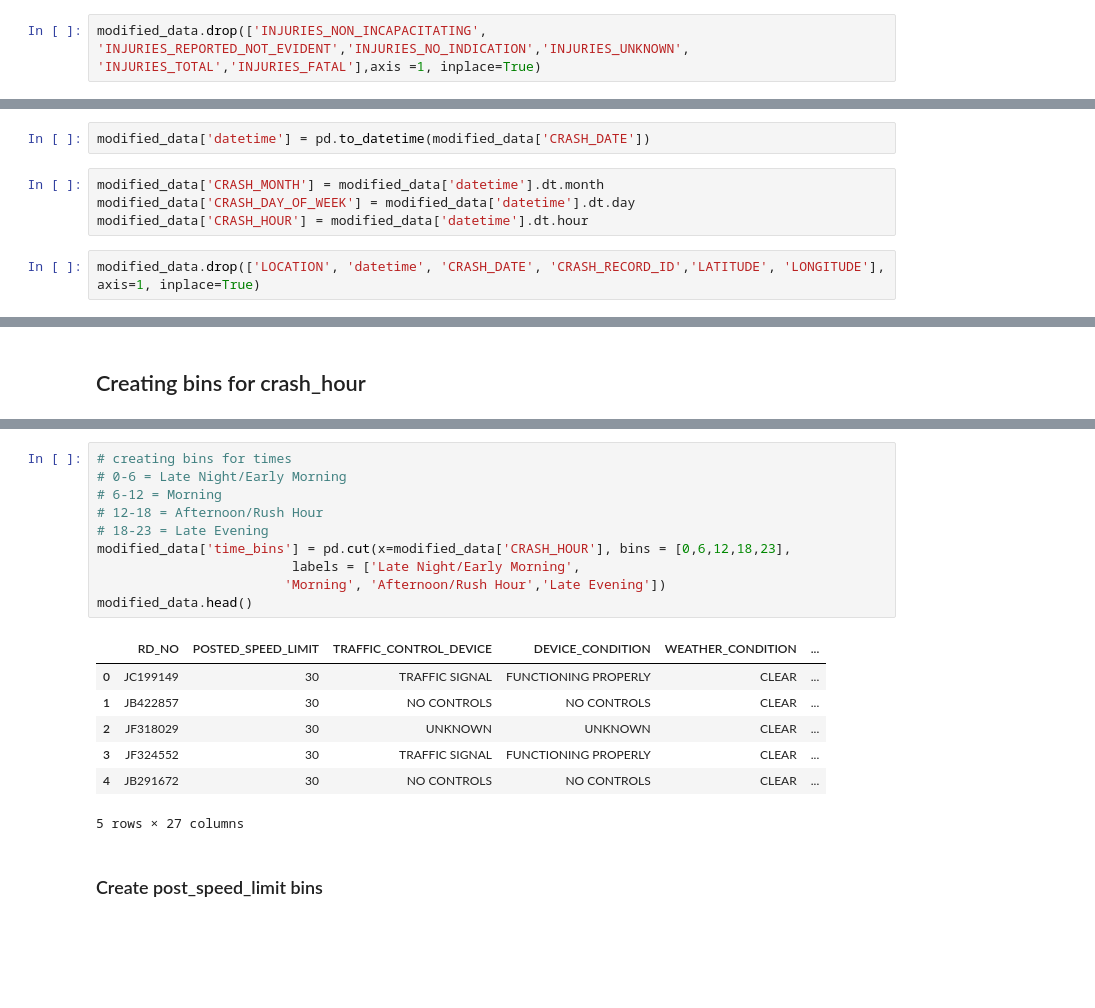
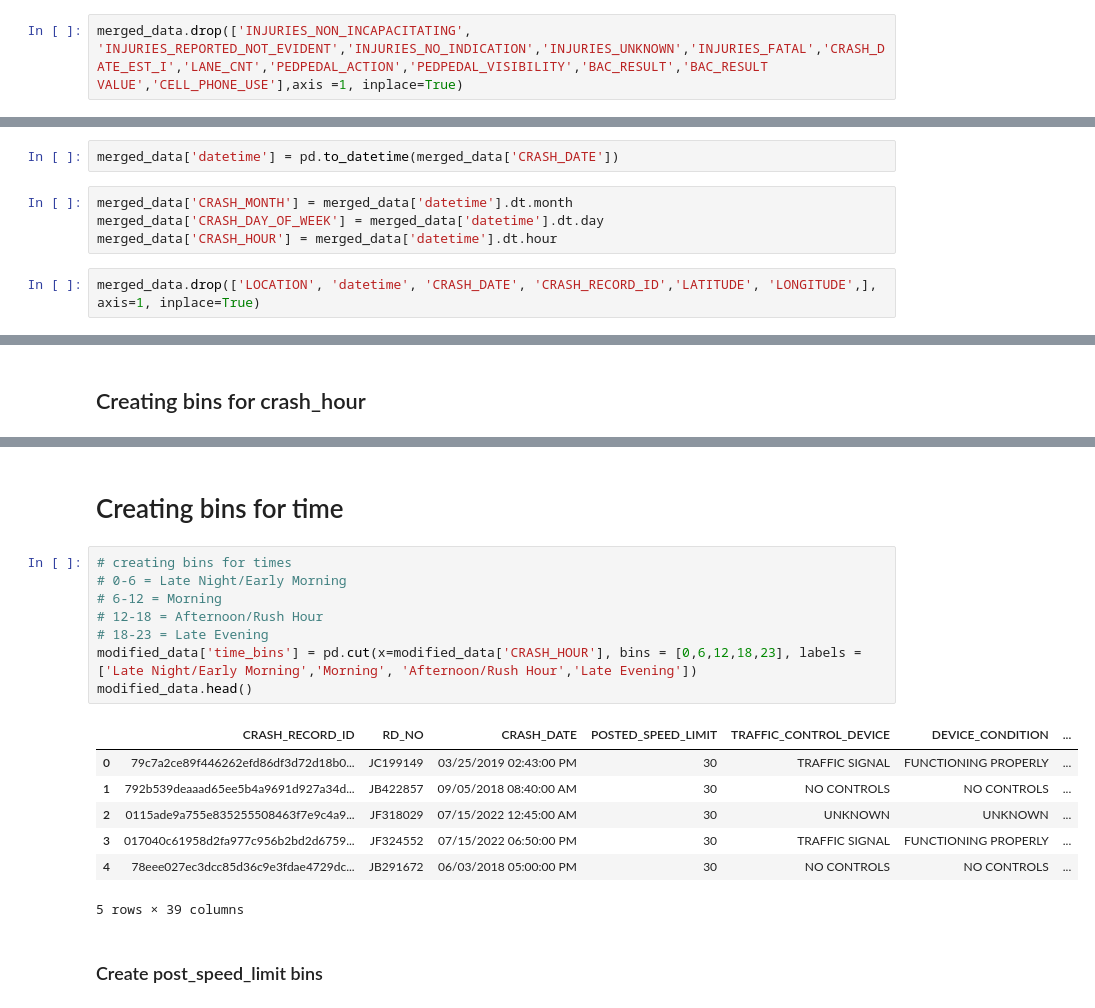
Before and after one commit to Edna722/ML-Projcet, a Jupyter notebook: Chicago notebook.ipynb, the cells around one changed output, grey strips where cells are left out. Cells and saved outputs as stored; diff of their text form; blank space fills up the shorter version.

```diff
--- a/Chicago notebook.ipynb
+++ b/Chicago notebook.ipynb
@@ -239,2 +246,2 @@ modified_data.drop(['INJURIES_INCAPACITATING'], axis=1, inplace=True)
 # %%
-modified_data.drop(['INJURIES_NON_INCAPACITATING', 'INJURIES_REPORTED_NOT_EVIDENT','INJURIES_NO_INDICATION','INJURIES_UNKNOWN', 'INJURIES_TOTAL','INJURIES_FATAL'],axis =1, inplace=True)
+merged_data.drop(['INJURIES_NON_INCAPACITATING', 'INJURIES_REPORTED_NOT_EVIDENT','INJURIES_NO_INDICATION','INJURIES_UNKNOWN','INJURIES_FATAL','CRASH_DATE_EST_I','LANE_CNT','PEDPEDAL_ACTION','PEDPEDAL_VISIBILITY','BAC_RESULT','BAC_RESULT VALUE','CELL_PHONE_USE'],axis =1, inplace=True)
@@ -277,11 +279,11 @@ dtype: int64
 # %%
-modified_data['datetime'] = pd.to_datetime(modified_data['CRASH_DATE'])
+merged_data['datetime'] = pd.to_datetime(merged_data['CRASH_DATE'])
 # %%
-modified_data['CRASH_MONTH'] = modified_data['datetime'].dt.month
-modified_data['CRASH_DAY_OF_WEEK'] = modified_data['datetime'].dt.day
-modified_data['CRASH_HOUR'] = modified_data['datetime'].dt.hour
+merged_data['CRASH_MONTH'] = merged_data['datetime'].dt.month
+merged_data['CRASH_DAY_OF_WEEK'] = merged_data['datetime'].dt.day
+merged_data['CRASH_HOUR'] = merged_data['datetime'].dt.hour
 # %%
-modified_data.drop(['LOCATION', 'datetime', 'CRASH_DATE', 'CRASH_RECORD_ID','LATITUDE', 'LONGITUDE'], axis=1, inplace=True)
+merged_data.drop(['LOCATION', 'datetime', 'CRASH_DATE', 'CRASH_RECORD_ID','LATITUDE', 'LONGITUDE',], axis=1, inplace=True)
 # %% [markdown]
 ### One hot Encoding for first_crash_type
 # %%
@@ -394,21 +426,21 @@ Name: CRASH_HOUR, dtype: int64
+# %% [markdown]
+# Creating bins for time
 # %%
 # creating bins for times
 # 0-6 = Late Night/Early Morning
 # 6-12 = Morning
 # 12-18 = Afternoon/Rush Hour
 # 18-23 = Late Evening
-modified_data['time_bins'] = pd.cut(x=modified_data['CRASH_HOUR'], bins = [0,6,12,18,23],
-                         labels = ['Late Night/Early Morning',
-                        'Morning', 'Afternoon/Rush Hour','Late Evening'])
+modified_data['time_bins'] = pd.cut(x=modified_data['CRASH_HOUR'], bins = [0,6,12,18,23], labels = ['Late Night/Early Morning','Morning', 'Afternoon/Rush Hour','Late Evening'])
 modified_data.head()
 # %% [output]
-|  | RD_NO | POSTED_SPEED_LIMIT | TRAFFIC_CONTROL_DEVICE | DEVICE_CONDITION | WEATHER_CONDITION | ... |
-| 0 | JC199149 | 30 | TRAFFIC SIGNAL | FUNCTIONING PROPERLY | CLEAR | ... |
-| 1 | JB422857 | 30 | NO CONTROLS | NO CONTROLS | CLEAR | ... |
-| 2 | JF318029 | 30 | UNKNOWN | UNKNOWN | CLEAR | ... |
-| 3 | JF324552 | 30 | TRAFFIC SIGNAL | FUNCTIONING PROPERLY | CLEAR | ... |
-| 4 | JB291672 | 30 | NO CONTROLS | NO CONTROLS | CLEAR | ... |
+|  | CRASH_RECORD_ID | RD_NO | CRASH_DATE | POSTED_SPEED_LIMIT | TRAFFIC_CONTROL_DEVICE | DEVICE_CONDITION | ... |
+| 0 | 79c7a2ce89f446262efd86df3d72d18b0... | JC199149 | 03/25/2019 02:43:00 PM | 30 | TRAFFIC SIGNAL | FUNCTIONING PROPERLY | ... |
+| 1 | 792b539deaaad65ee5b4a9691d927a34d... | JB422857 | 09/05/2018 08:40:00 AM | 30 | NO CONTROLS | NO CONTROLS | ... |
+| 2 | 0115ade9a755e835255508463f7e9c4a9... | JF318029 | 07/15/2022 12:45:00 AM | 30 | UNKNOWN | UNKNOWN | ... |
+| 3 | 017040c61958d2fa977c956b2bd2d6759... | JF324552 | 07/15/2022 06:50:00 PM | 30 | TRAFFIC SIGNAL | FUNCTIONING PROPERLY | ... |
+| 4 | 78eee027ec3dcc85d36c9e3fdae4729dc... | JB291672 | 06/03/2018 05:00:00 PM | 30 | NO CONTROLS | NO CONTROLS | ... |
-5 rows × 27 columns
+5 rows × 39 columns
 # %% [markdown]
 ### Create post_speed_limit bins
 # %%
```
Also changed, not shown: parts of 50 cells of this notebook.
